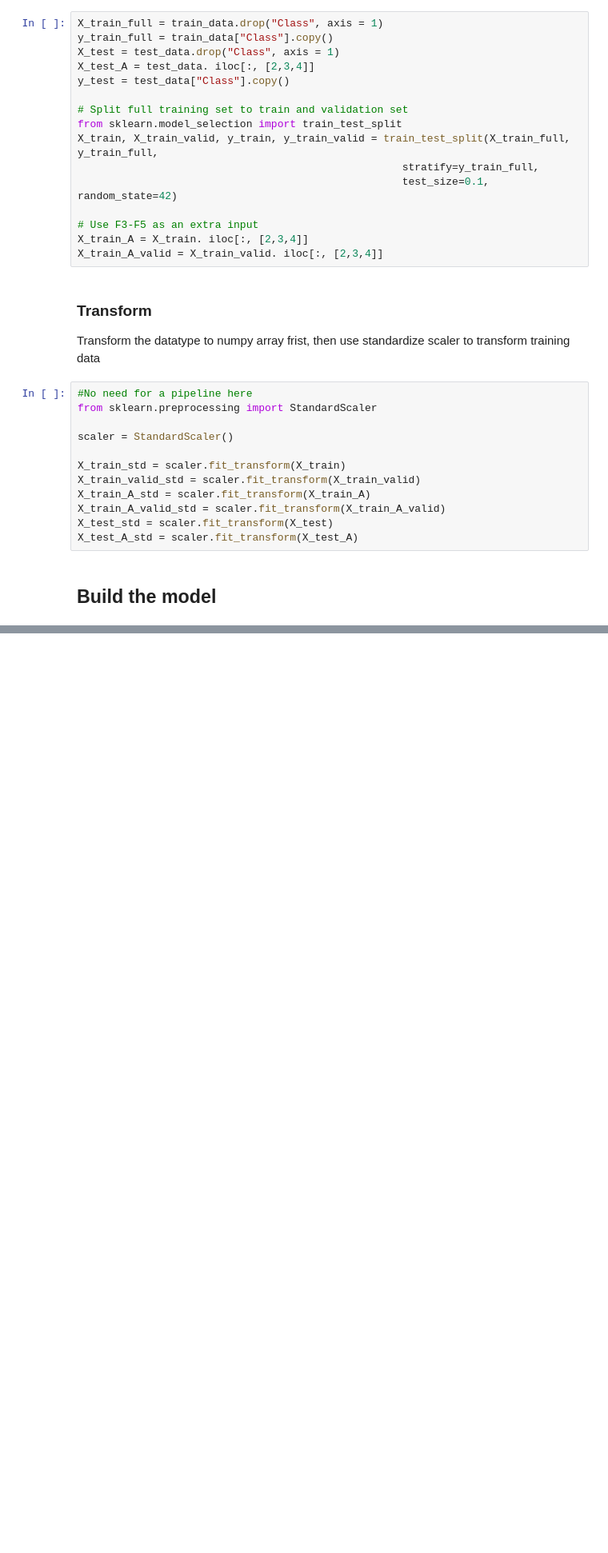
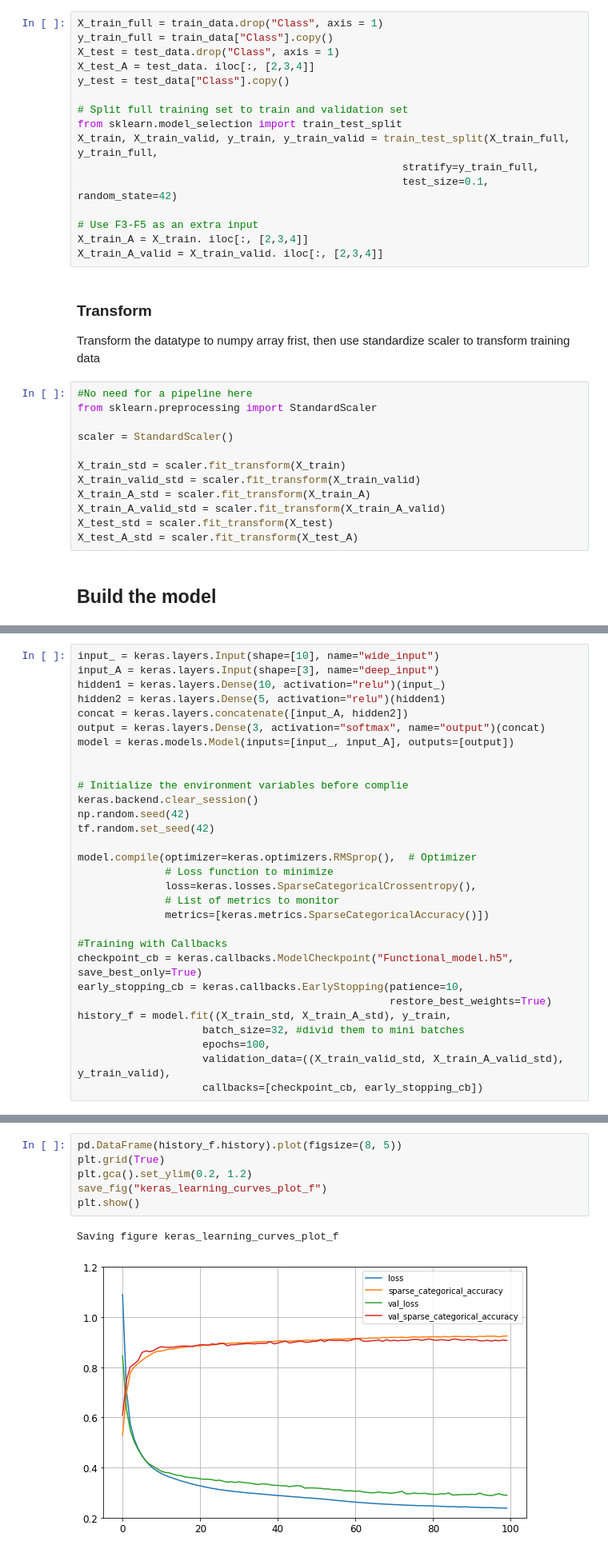
Before and after one commit to SighOfFrostmourne/ECOM6022, a Jupyter notebook: Assignment_4.ipynb, the cells around one changed output, grey strips where cells are left out. Shown at 80% size. Saved outputs shown, nothing was run; the diff lists cells and outputs as text; blank space fills up the shorter version.

```diff
--- a/Assignment_4.ipynb
+++ b/Assignment_4.ipynb
@@ -146,0 +210,30 @@ X_test_A_std = scaler.fit_transform(X_test_A)
+# %%
+input_ = keras.layers.Input(shape=[10], name="wide_input")
+input_A = keras.layers.Input(shape=[3], name="deep_input")
+hidden1 = keras.layers.Dense(10, activation="relu")(input_)
+hidden2 = keras.layers.Dense(5, activation="relu")(hidden1)
+concat = keras.layers.concatenate([input_A, hidden2])
+output = keras.layers.Dense(3, activation="softmax", name="output")(concat)
+model = keras.models.Model(inputs=[input_, input_A], outputs=[output])
+
+
+# Initialize the environment variables before complie
+keras.backend.clear_session()
+np.random.seed(42)
+tf.random.set_seed(42)
+
+model.compile(optimizer=keras.optimizers.RMSprop(),  # Optimizer
+              # Loss function to minimize
+              loss=keras.losses.SparseCategoricalCrossentropy(),
+              # List of metrics to monitor
+              metrics=[keras.metrics.SparseCategoricalAccuracy()])
+
+#Training with Callbacks
+checkpoint_cb = keras.callbacks.ModelCheckpoint("Functional_model.h5", save_best_only=True)
+early_stopping_cb = keras.callbacks.EarlyStopping(patience=10,
+                                                  restore_best_weights=True)
+history_f = model.fit((X_train_std, X_train_A_std), y_train,
+                    batch_size=32, #divid them to mini batches
+                    epochs=100,
+                    validation_data=((X_train_valid_std, X_train_A_valid_std), y_train_valid),
+                    callbacks=[checkpoint_cb, early_stopping_cb])
@@ -146,0 +258,9 @@ X_test_A_std = scaler.fit_transform(X_test_A)
+# %%
+pd.DataFrame(history_f.history).plot(figsize=(8, 5))
+plt.grid(True)
+plt.gca().set_ylim(0.2, 1.2)
+save_fig("keras_learning_curves_plot_f")
+plt.show()
+# %% [output]
+Saving figure keras_learning_curves_plot_f
+[figure, added]
```
Also changed, not shown: parts of 17 cells of this notebook.
